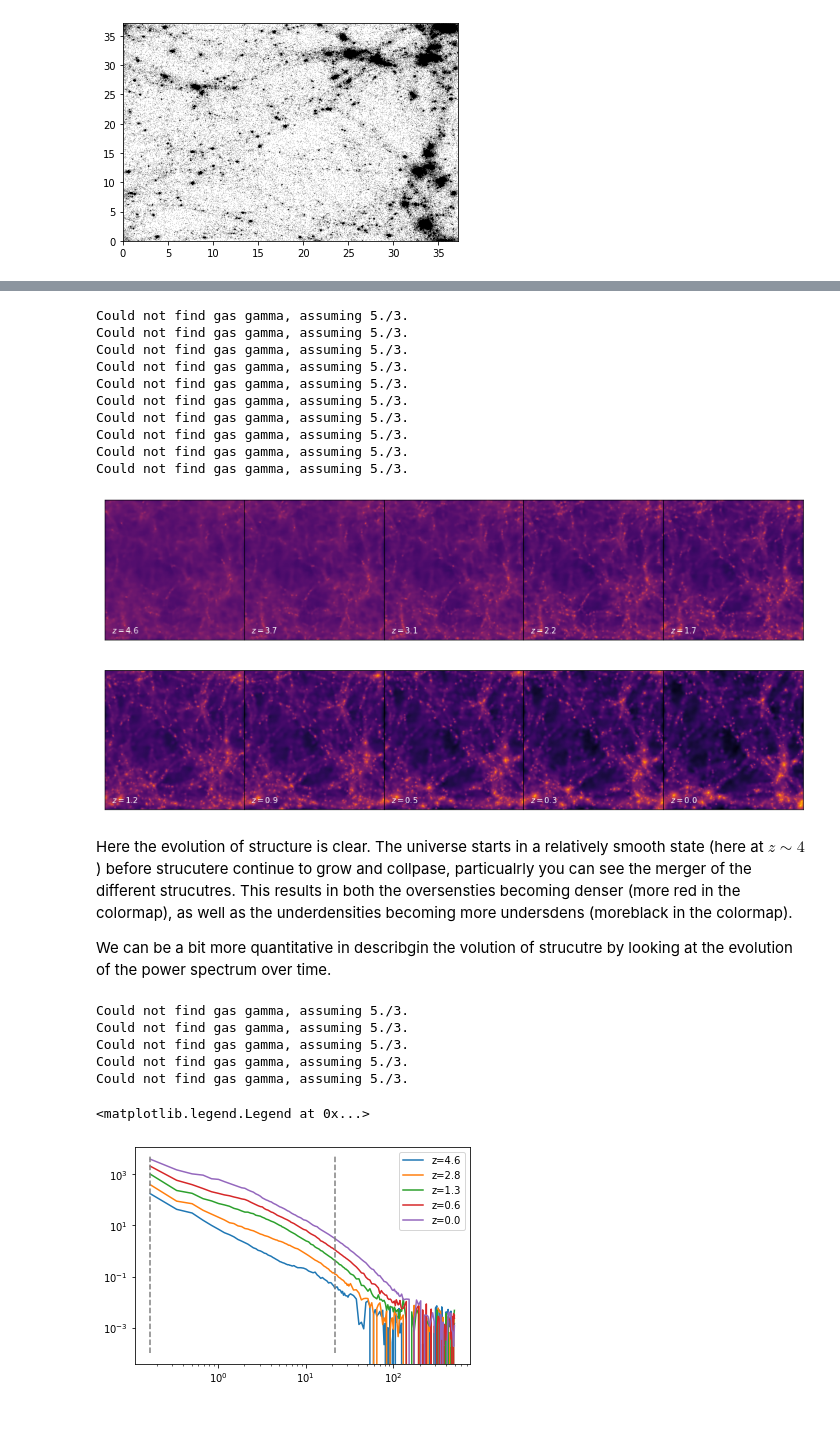
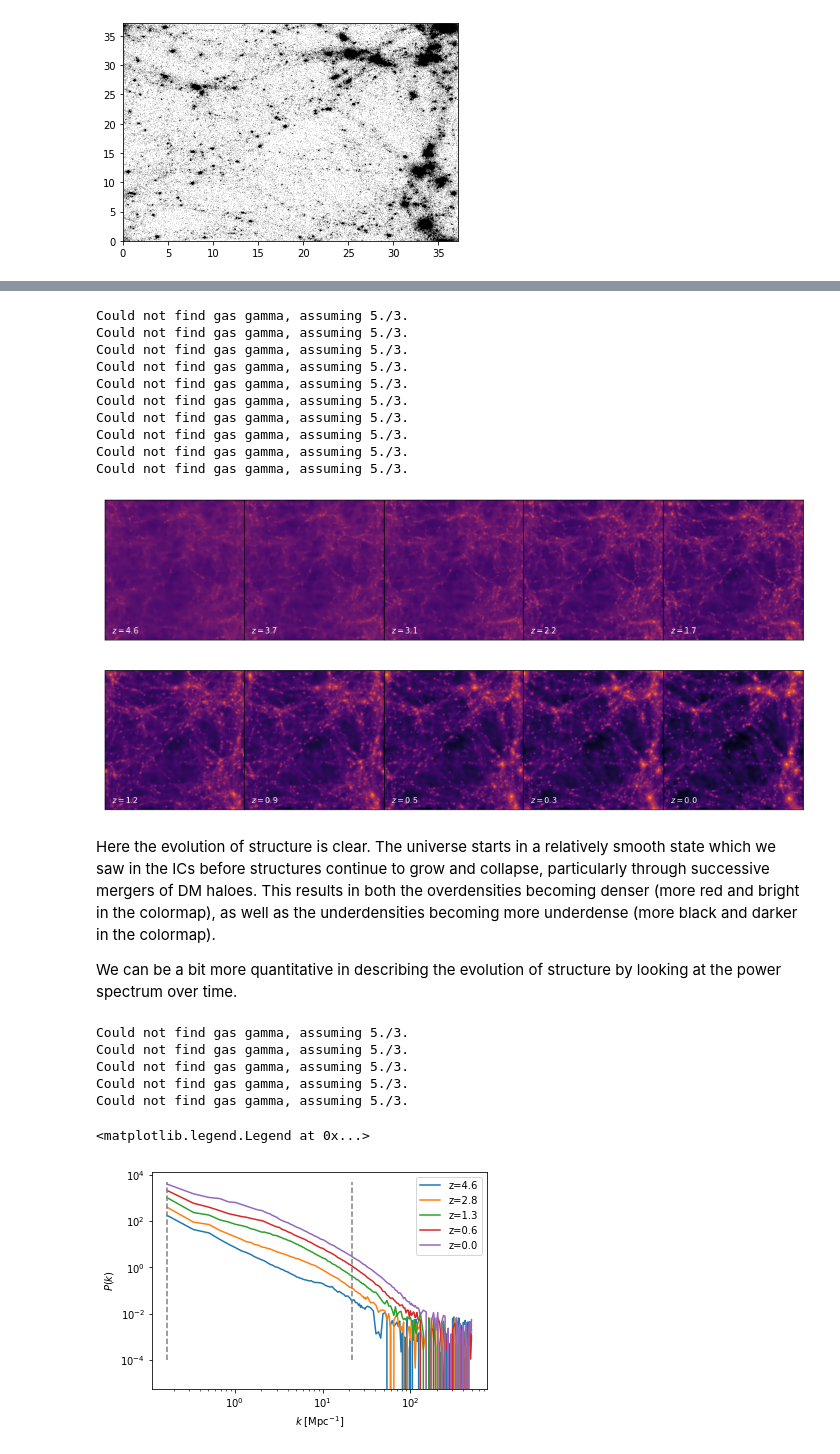
Before and after one commit to Shaun-T-Brown/Summer_school, a Jupyter notebook: Session_2/Worksheet_2.ipynb, the cells around one changed output, grey strips where cells are left out. Saved outputs shown, nothing was run; the diff lists cells and outputs as text; code cells hidden in the pictures; blank space fills up the shorter version.

```diff
--- a/Session_2/Worksheet_2.ipynb
+++ b/Session_2/Worksheet_2.ipynb
@@ -120,7 +127,8 @@ Let's have a quick look at the power spectrum for this cosmology at the redshift
 # %%
-pk = np.loadtxt('../ICs/L025N064_DMONLY/input_powerspec.txt')
+pk = np.loadtxt('./ICs/input_powerspec.txt')
 x_sample = np.array([10**-0.5,2])
 plt.plot(pk[:,0],pk[:,1],'k-')
+plt.plot([10**-0.5,1],10**-3.5*np.array([10**-0.5,1])**-2,'k--')
 plt.xscale('log')
 plt.yscale('log')
 plt.xlim(10**-1.5,10**0.5)
@@ -151,21 +169,22 @@ This should output a file that `PK-DM-*`. We can now compare this to the power s
 # %%
-N = 64 #number of particel per dimension
-boxsize = 50 #boxsize
+N = 64 #number of particles per dimension
+boxsize = 25 #boxsize
 
-h = 0.669
-pk_lin = np.loadtxt('../ICs/L025N064_DMONLY/input_powerspec.txt')
-pk_sim = np.loadtxt('/cosma/home/dp004/dc-brow5/Python_Code/Summer_school/ICs/L025N064_DMONLY/PK-DM-ics_gadget.hdf5')
+h = 0.67321
+pk_lin = np.loadtxt('./ICs/input_powerspec.txt')
+pk_sim = np.loadtxt('./ICs/PK-DM-ics.txt')
 
-pk_sim[:,0] *= 2*np.pi/boxsize /h
-pk_sim[:,1] *= boxsize**3/(2*np.pi)**3 *h**3
+#convert from the units used to measure PK (this is specfic to this file)
+pk_sim[:,0] *= 2*np.pi/boxsize
+pk_sim[:,1] *= boxsize**3/(2*np.pi)**3
 
 
 plt.figure()
-plt.plot(pk_lin[:,0],pk_lin[:,1],'k--',label='Linear pk')
-plt.plot(pk_sim[:,0],pk_sim[:,1],label='ICs')
+plt.plot(pk_lin[:,0],pk_lin[:,1],'k--',label='Linear $P(k)$')
+plt.plot(pk_sim[:,0],pk_sim[:,1],label='ICs measured $P(k)$')
 #let's also plot the fundametal mode and the nyquist frequncy
-k_fund = 2*np.pi/boxsize /h
-k_nyq = (np.pi*N/boxsize /h)
+k_fund = 2*np.pi/boxsize
+k_nyq = (np.pi*N/boxsize)
 plt.plot(np.ones(2)*k_fund,np.array([10**-8,10**-1]),color='gray')
 plt.plot(np.ones(2)*k_nyq,np.array([10**-8,10**-1]),color='gray')
 plt.xscale('log')
@@ -175,5 +194,5 @@ plt.xlim(10**-2,10**1.5)
 plt.ylim(10**-8,10**-1)
 plt.xlabel('$k$ [$h$ Mpc$^{-1}$]')
 plt.ylabel('$P(k)$')
-plt.show()
+plt.legend()
 # %% [output]
@@ -249,15 +273,13 @@ data.dark_matter.smoothing_length = generate_smoothing_lengths(
     data.metadata.boxsize,
     kernel_gamma=1.8,
     neighbours=57,
-    speedup_fac=1,
-    dimension=3,
 )
 
-dm_mass = project_pixel_grid(data=data.dark_matter,boxsize=data.metadata.boxsize,resolution=512,project="masses",parallel=True,region=None)
+dm_mass = project_pixel_grid(data=data.dark_matter,boxsize=data.metadata.boxsize,resolution=512,project="masses")
 vmin=np.min(np.log(dm_mass))
 vmax=np.max(np.log(dm_mass))
 
 fig=plt.figure(figsize=(10,10))
-plt.imshow(np.log(dm_mass),cmap='inferno')
+plt.imshow(np.log(np.flip(dm_mass.transpose(),axis=0)),cmap='inferno') #flip and transpose used to make pixel coordinates same as particle positions
 # %% [output]
 <matplotlib.image.AxesImage at 0x...>
@@ -283,10 +305,10 @@ for i in range(n_row):
     for j in range(n_cols):
 
         data = sw.load('./simulation/output/snap_%04d.hdf5'%(int(snap_numbers[k])))
-        data.dark_matter.smoothing_length = generate_smoothing_lengths(data.dark_matter.coordinates,data.metadata.boxsize,kernel_gamma=1.8,neighbours=57,speedup_fac=1,dimension=3)
-        dm_mass = project_pixel_grid(data=data.dark_matter,boxsize=data.metadata.boxsize,resolution=512,project="masses",parallel=True,region=None)
+        data.dark_matter.smoothing_length = generate_smoothing_lengths(data.dark_matter.coordinates,data.metadata.boxsize,kernel_gamma=1.8,neighbours=57)
+        dm_mass = project_pixel_grid(data=data.dark_matter,boxsize=data.metadata.boxsize,resolution=512,project="masses")
 
-        ax[i,j].imshow(np.log(dm_mass),cmap='inferno',vmin=vmin,vmax=vmax)
+        ax[i,j].imshow(np.log(np.flip(dm_mass.transpose(),axis=0)),cmap='inferno',vmin=vmin,vmax=vmax)
 
         ax[i,j].text(0.05,0.05,'$z=%.1f$'%data.metadata.redshift,color='white',transform=ax[i,j].transAxes)
         ax[i,j].set_xticks([])
@@ -304,11 +326,11 @@ Could not find gas gamma, assuming 5./3.
 Could not find gas gamma, assuming 5./3.
 Could not find gas gamma, assuming 5./3.
 Could not find gas gamma, assuming 5./3.
-[figure, old version]
+[figure, new version]
 # %% [markdown]
-Here the evolution of structure is clear. The universe starts in a relatively smooth state (here at $z \sim 4$) before strucutere continue to grow and collpase, particualrly you can see the merger of the different strucutres. This results in both the oversensties becoming denser (more red in the colormap), as well as the underdensities becoming more undersdens (moreblack in the colormap).
+Here the evolution of structure is clear. The universe starts in a relatively smooth state which we saw in the ICs before structures continue to grow and collapse, particularly through successive mergers of DM haloes. This results in both the overdensities becoming denser (more red and bright in the colormap), as well as the underdensities becoming more underdense (more black and darker in the colormap).
 
-We can be a bit more quantitative in describgin the volution of strucutre by looking at the evolution of the power spectrum over time.
+We can be a bit more quantitative in describing the evolution of structure by looking at the power spectrum over time.
 # %%
 boxsize=25/h
 N=64
@@ -316,33 +338,34 @@ k_fund = 2*np.pi/boxsize
 k_nyq = (np.pi*N/boxsize)
 
 n_plot = 5
 min_snap = 40
 max_snap = 62
 snap_numbers = np.linspace(min_snap,max_snap,n_plot)
 
 #plot power spectra
 z = []
 plt.figure()
 for i in range(n_plot):
     data = sw.load('./simulation/output/snap_%04d.hdf5'%(int(snap_numbers[i])))
     pk = np.loadtxt('./simulation/power_spectra/power_matter_%04d.txt'%int(snap_numbers[i]))
     plt.plot(pk[:,1],pk[:,2],label='z=%.1f'%data.metadata.redshift)
 
     z.append(data.metadata.redshift)
 
 #plot fundament and nyquist frequencies
 plt.plot(np.ones(2)*k_fund,[10**-4,10**3.7],'--',color='gray')
 plt.plot(np.ones(2)*k_nyq*4,[10**-4,10**3.7],'--',color='gray') #multiplied by 4 due to the 'folding'
-
+plt.xlabel('$k$ [Mpc$^{-1}$]')
+plt.ylabel('$P(k)$')
 plt.xscale('log')
 plt.yscale('log')
 plt.legend()
 # %% [output]
 Could not find gas gamma, assuming 5./3.
 Could not find gas gamma, assuming 5./3.
 Could not find gas gamma, assuming 5./3.
 Could not find gas gamma, assuming 5./3.
 Could not find gas gamma, assuming 5./3.
 <matplotlib.legend.Legend at 0x...>
-[figure, old version]
+[figure, new version]
 # %% [markdown]
```
Also changed, not shown: parts of 27 cells of this notebook, 11 other files.
